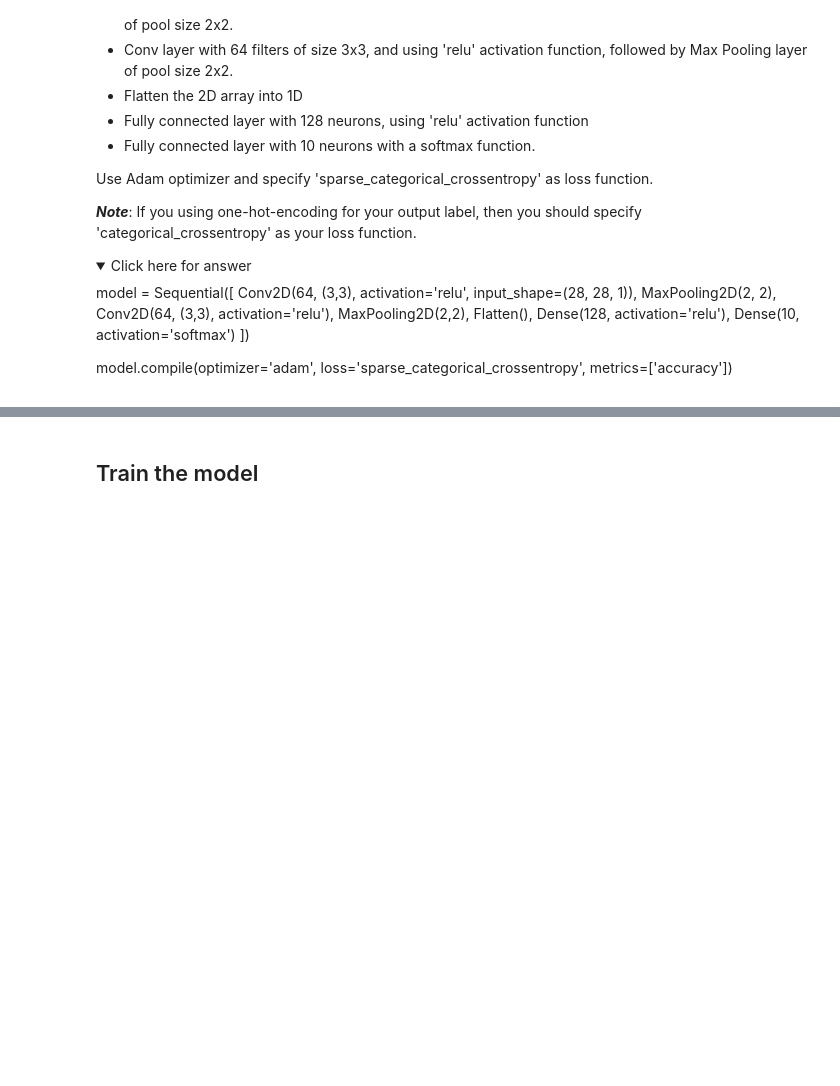
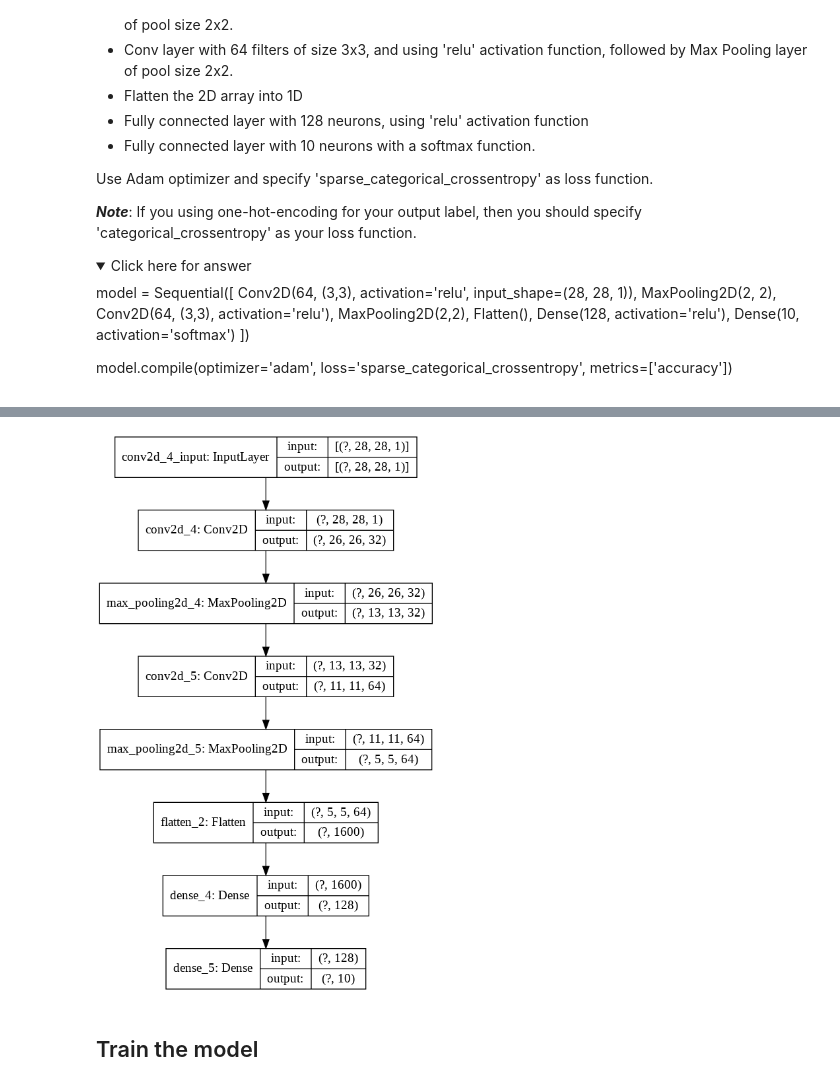
Before and after one commit to BellyTheMagnificent/ITI107-Deep-Learning-Networks, a Jupyter notebook: session-1/first_cnn_for_image_classification.ipynb, the cells around one changed output, grey strips where cells are left out. Drawn from its saved outputs; the diff is of its cells as text; code cells hidden in the pictures; folded sections open; blank space fills up the shorter version.

```diff
--- a/session-1/first_cnn_for_image_classification.ipynb
+++ b/session-1/first_cnn_for_image_classification.ipynb
@@ -99,7 +112,16 @@ from tensorflow.keras.utils import plot_model
 
 
 ### Start your code here ###
-
+model = Sequential([
+                    Conv2D(32, (3,3), activation='relu', input_shape=(28, 28, 1)),
+                    MaxPooling2D(2, 2),
+                    Conv2D(64, (3,3), activation='relu'),
+                    MaxPooling2D(2,2),
+                    Flatten(),
+                    Dense(128, activation='relu'),
+                    Dense(10, activation='softmax')
+                    ])
+model.compile(optimizer='adam', loss='sparse_categorical_crossentropy', metrics=['accuracy'])
 ### End your code @@@
 
 model.summary()
@@ -106,7 +146,9 @@ model.summary()
 # %%
 # You can also plot the model to a png file
 
-#plot_model(model, 'model.png', show_shapes=True)
+plot_model(model, 'model.png', show_shapes=True)
+# %% [output]
+[figure, added]
 # %% [markdown]
 ## Train the model
 # %%
```
Also changed, not shown: parts of 22 cells of this notebook.
